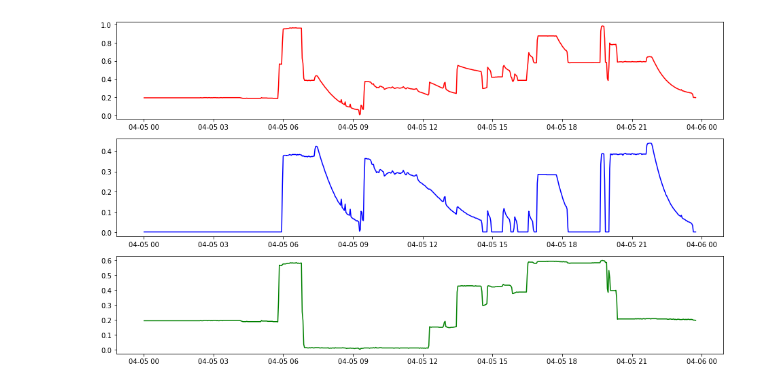
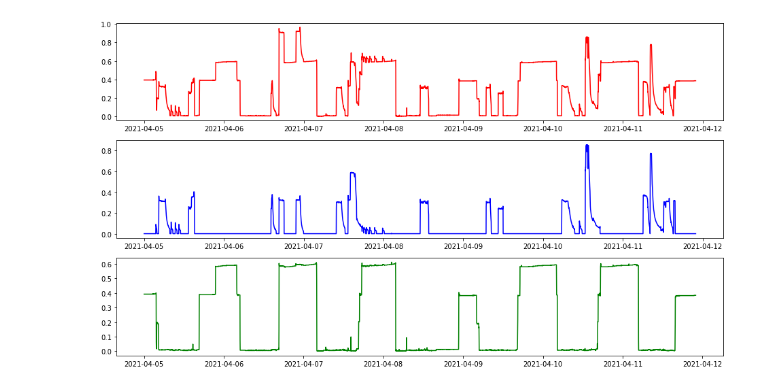
Before and after one commit to Zhouzihao914/bbox-team-22, a Jupyter notebook: observe_usb_current_usage.ipynb, the cells around one changed output. Cells and saved outputs as stored; diff of their text form; code cells hidden in the pictures.

```diff
--- a/observe_usb_current_usage.ipynb
+++ b/observe_usb_current_usage.ipynb
@@ -56,0 +98,16 @@ index_list = index_list.astype(int)
+# %%
+plt.rcParams['figure.figsize'] = [16, 8]
+xtick_locator = AutoDateLocator()
+xtick_formatter = AutoDateFormatter(xtick_locator)
+fig, (ax1,ax2) = plt.subplots(2)
+
+ind = 0
+for ind,sample in enumerate(all_samples):
+    begin = int(index_list[ind])
+    dates = all_samples[ind].loc[begin : begin+dur_time, "timestamp"]
+    panel_volt = all_samples[ind].loc[begin : begin+dur_time, "panel_voltage"].values
+    temperature = all_samples[ind].loc[begin : begin+dur_time, "temperature"].values
+    ax1.plot_date(dates,panel_volt,'b-')
+    ax2.plot_date(dates,temperature,'r-')
+ax1.set_title('panel_voltage')
+ax2.set_title('temperature')
@@ -57,36 +127,36 @@ index_list = index_list.astype(int)
 # %%
+# Basic Visualization for different current features (current_out/usb_current) and different cells (No. 0/10)
+
 plt.rcParams['figure.figsize'] = [16, 9]
-xtick_locator = AutoDateLocator()
-xtick_formatter = AutoDateFormatter(xtick_locator)
+
 fig, (ax1,ax2,ax3) = plt.subplots(3)
-# start_pidx = 0
-dur_time = 24*30
-ind1,ind2,ind3 = 1,1,1
+dur_time = 7*24*30
+ind1,ind2,ind3 = 0,0,10
 begin1 = int(index_list[ind1])
 begin2 = int(index_list[ind2])
 begin3 = int(index_list[ind3])
 
 
 dates1 = matplotlib.dates.date2num(all_samples[ind1].loc[begin1 : begin1+dur_time, "timestamp"])
 current1 = all_samples[ind1].loc[begin1 : begin1+dur_time, "current_out"].values
 
 dates2 = matplotlib.dates.date2num(all_samples[ind2].loc[begin2 : begin2+dur_time, "timestamp"])
 current2 = all_samples[ind2].loc[begin2 : begin2+dur_time, "usb_current"].values
 
 dates3 = matplotlib.dates.date2num(all_samples[ind3].loc[begin3 : begin3+dur_time, "timestamp"])
-current3 = all_samples[ind3].loc[begin3 : begin3+dur_time, "current_in"].values
+current3 = all_samples[ind3].loc[begin3 : begin3+dur_time, "usb_current"].values
 
 ax1.plot(dates1,current1,'r',label='0')
 ax2.plot(dates2,current2,'b',label='10')
 ax3.plot(dates3,current1-current2,'g',label='100')
 
 ax1.xaxis.set_major_locator(xtick_locator)
 ax1.xaxis.set_major_formatter(xtick_formatter)
 
 ax2.xaxis.set_major_locator(xtick_locator)
 ax2.xaxis.set_major_formatter(xtick_formatter)
 
 ax3.xaxis.set_major_locator(xtick_locator)
 ax3.xaxis.set_major_formatter(xtick_formatter)
 # %% [output]
-[figure, old version]
+[figure, new version]
```
Also changed, not shown: parts of 32 cells of this notebook, 1 other file.
